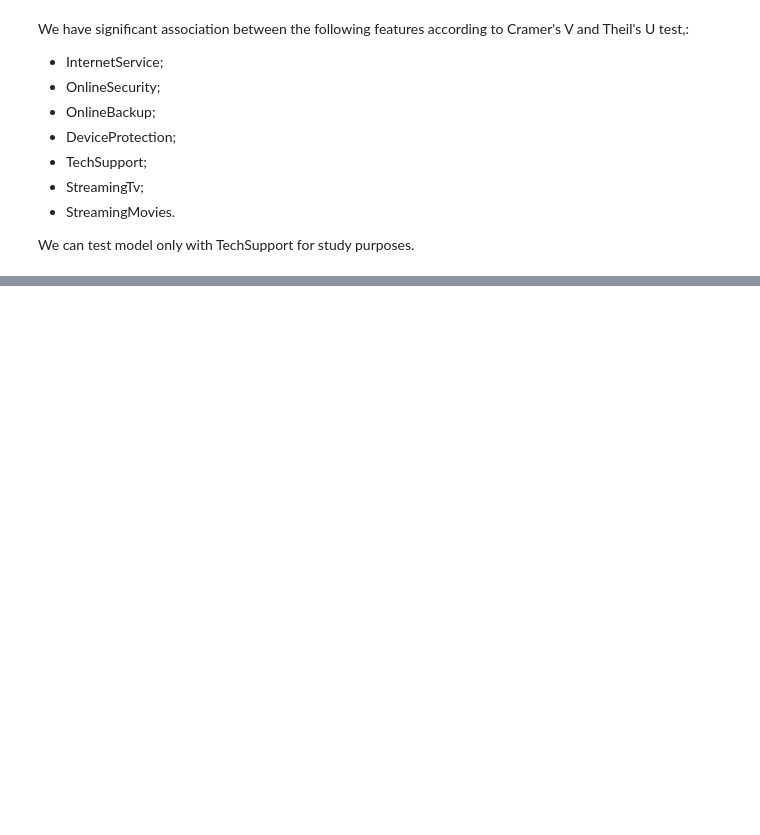
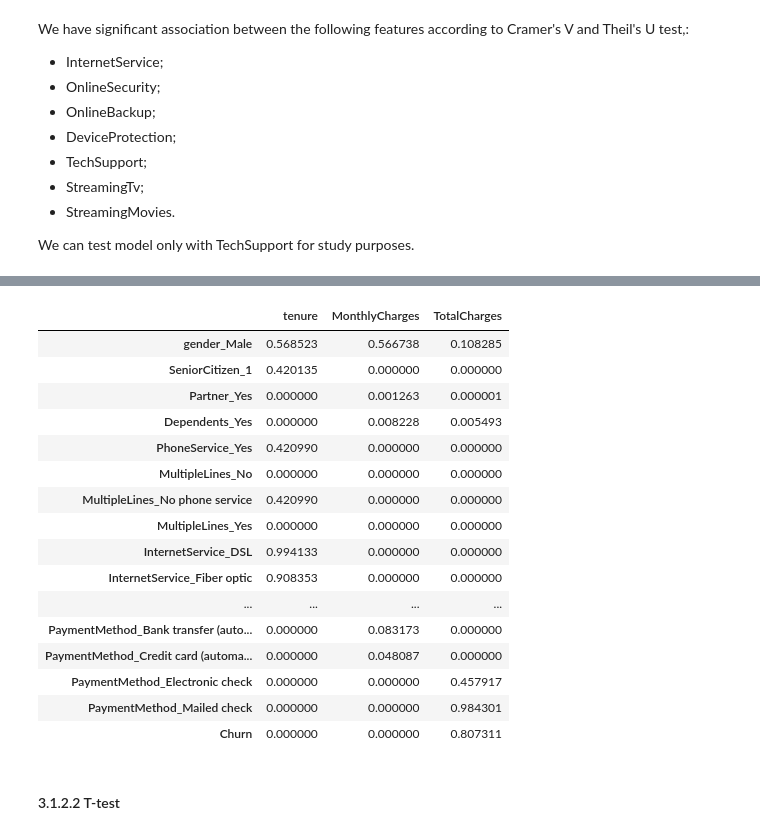
Before and after one commit to guipradow/churn_prediction, a Jupyter notebook: churn_prediction.ipynb, the cells around one changed output, grey strips where cells are left out. Drawn from its saved outputs; the diff is of its cells as text; code cells hidden in the pictures; blank space fills up the shorter version.

```diff
--- a/churn_prediction.ipynb
+++ b/churn_prediction.ipynb
@@ -245,0 +236,11 @@ cat_cols2drop = ["InternetService",
+# %%
+# Applying OneHotEncoder transformation on categorical features
+transformer = ColumnTransformer(
+    transformers=[("onehot", OneHotEncoder(drop="if_binary", sparse_output=False), cat_cols)],
+    remainder="passthrough",
+    verbose_feature_names_out=False
+)
+
+transformer.set_output(transform="pandas")
+df_encoded = transformer.fit_transform(df)
+df_encoded.head()
@@ -247,0 +257,6 @@ cat_cols2drop = ["InternetService",
+# %%
+# Creating empty dataframe with numerical features as index and categorical features as columns
+encoded_cat_cols = list(transformer.named_transformers_["onehot"].get_feature_names_out())
+df_ANOVA = pd.DataFrame(index=num_cols,
+                        columns=encoded_cat_cols + ["Churn"])
+df_ANOVA
@@ -247,0 +269,31 @@ cat_cols2drop = ["InternetService",
+# %%
+# Computing ANOVA and filling empty dataframe
+df_encoded["Churn"] = df_encoded["Churn"].map({"No": 0, "Yes": 1})
+for num_col in df_ANOVA.index:
+    for cat_col in df_ANOVA.columns:
+
+       _, p = f_oneway(*df_encoded.groupby(num_col)[cat_col].apply(list))
+       df_ANOVA.loc[num_col, cat_col] = p
+# %%
+# Visualizing association: red (high p-value) means low association
+df_ANOVA.apply(pd.to_numeric).T.style.background_gradient(cmap="Reds")
+# %% [output]
+|  | tenure | MonthlyCharges | TotalCharges |
+| gender_Male | 0.568523 | 0.566738 | 0.108285 |
+| SeniorCitizen_1 | 0.420135 | 0.000000 | 0.000000 |
+| Partner_Yes | 0.000000 | 0.001263 | 0.000001 |
+| Dependents_Yes | 0.000000 | 0.008228 | 0.005493 |
+| PhoneService_Yes | 0.420990 | 0.000000 | 0.000000 |
+| MultipleLines_No | 0.000000 | 0.000000 | 0.000000 |
+| MultipleLines_No phone service | 0.420990 | 0.000000 | 0.000000 |
+| MultipleLines_Yes | 0.000000 | 0.000000 | 0.000000 |
+| InternetService_DSL | 0.994133 | 0.000000 | 0.000000 |
+| InternetService_Fiber optic | 0.908353 | 0.000000 | 0.000000 |
+| ... | ... | ... | ... |
+| PaymentMethod_Bank transfer (auto... | 0.000000 | 0.083173 | 0.000000 |
+| PaymentMethod_Credit card (automa... | 0.000000 | 0.048087 | 0.000000 |
+| PaymentMethod_Electronic check | 0.000000 | 0.000000 | 0.457917 |
+| PaymentMethod_Mailed check | 0.000000 | 0.000000 | 0.984301 |
+| Churn | 0.000000 | 0.000000 | 0.807311 |
+# %% [markdown]
+#### 3.1.2.2 T-test
```
Also changed, not shown: parts of 19 cells of this notebook.
